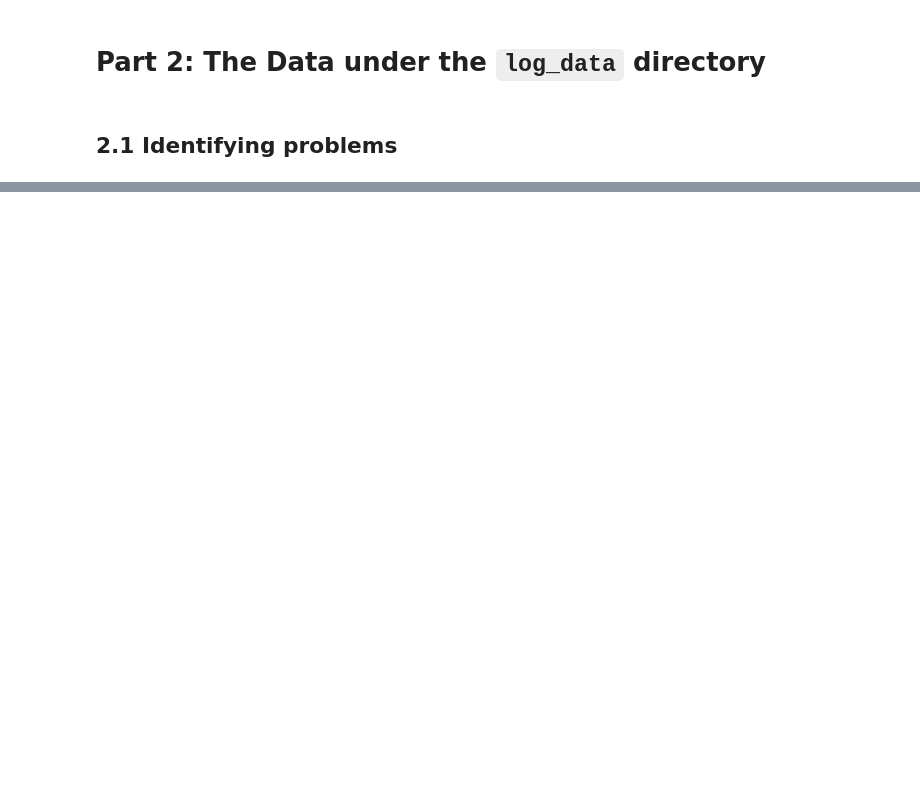
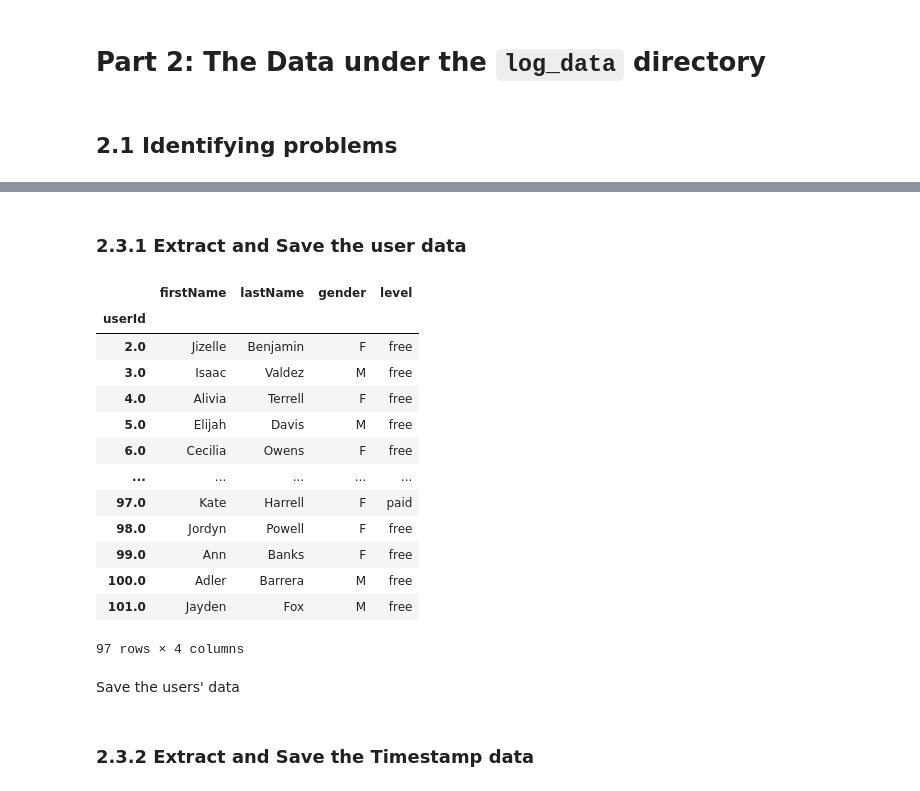
Before and after one commit to Hazem0h/Sparkify-JSON-Postgres-ETL, a Jupyter notebook: src/cleaning.ipynb, the cells around one changed output, grey strips where cells are left out. Drawn from its saved outputs; the diff is of its cells as text; code cells hidden in the pictures; blank space fills up the shorter version.

```diff
--- a/src/cleaning.ipynb
+++ b/src/cleaning.ipynb
@@ -176,0 +319,23 @@ df_songs.to_csv("../data/cleaned/songs.csv")
+# %% [markdown]
+### 2.3.1 Extract and Save the user data
+# %%
+user_cols = ["firstName", "lastName", "gender", "level"]
+df_users = grouped[user_cols]
+df_users
+# %% [output]
+|  | firstName | lastName | gender | level |
+| userId |  |  |  |  |
+| 2.0 | Jizelle | Benjamin | F | free |
+| 3.0 | Isaac | Valdez | M | free |
+| 4.0 | Alivia | Terrell | F | free |
+| 5.0 | Elijah | Davis | M | free |
+| 6.0 | Cecilia | Owens | F | free |
+| ... | ... | ... | ... | ... |
+| 97.0 | Kate | Harrell | F | paid |
+| 98.0 | Jordyn | Powell | F | free |
+| 99.0 | Ann | Banks | F | free |
+| 100.0 | Adler | Barrera | M | free |
+| 101.0 | Jayden | Fox | M | free |
+97 rows × 4 columns
+# %% [markdown]
+Save the users' data
@@ -176,0 +344,2 @@ df_songs.to_csv("../data/cleaned/songs.csv")
+# %% [markdown]
+### 2.3.2 Extract and Save the Timestamp data
```
Also changed, not shown: parts of 31 cells of this notebook, 5 other files.
